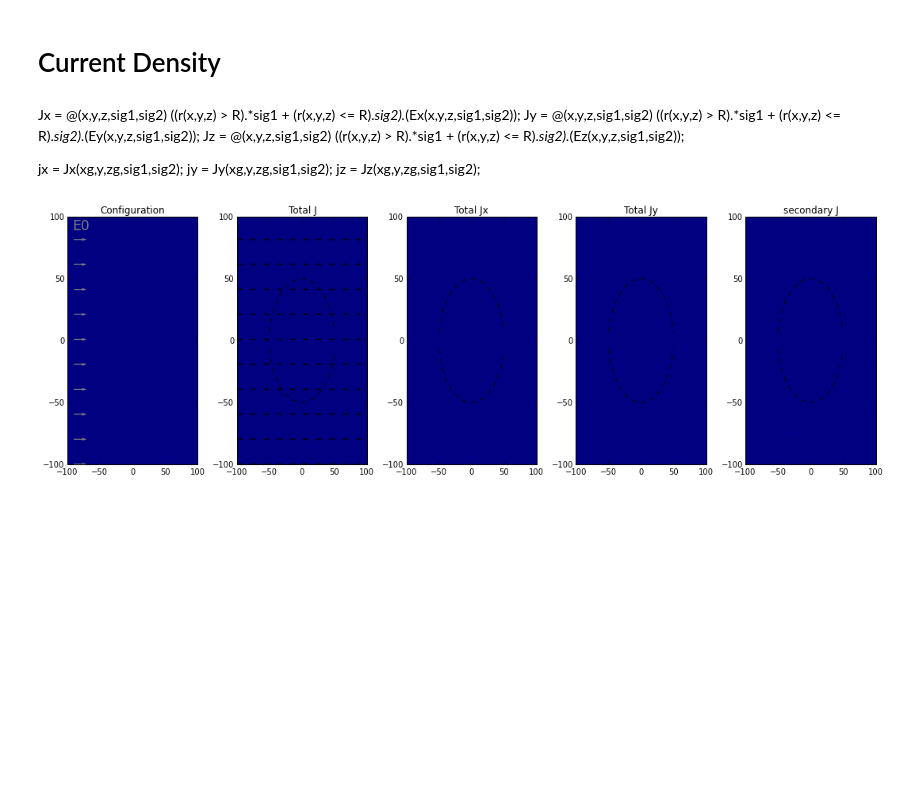
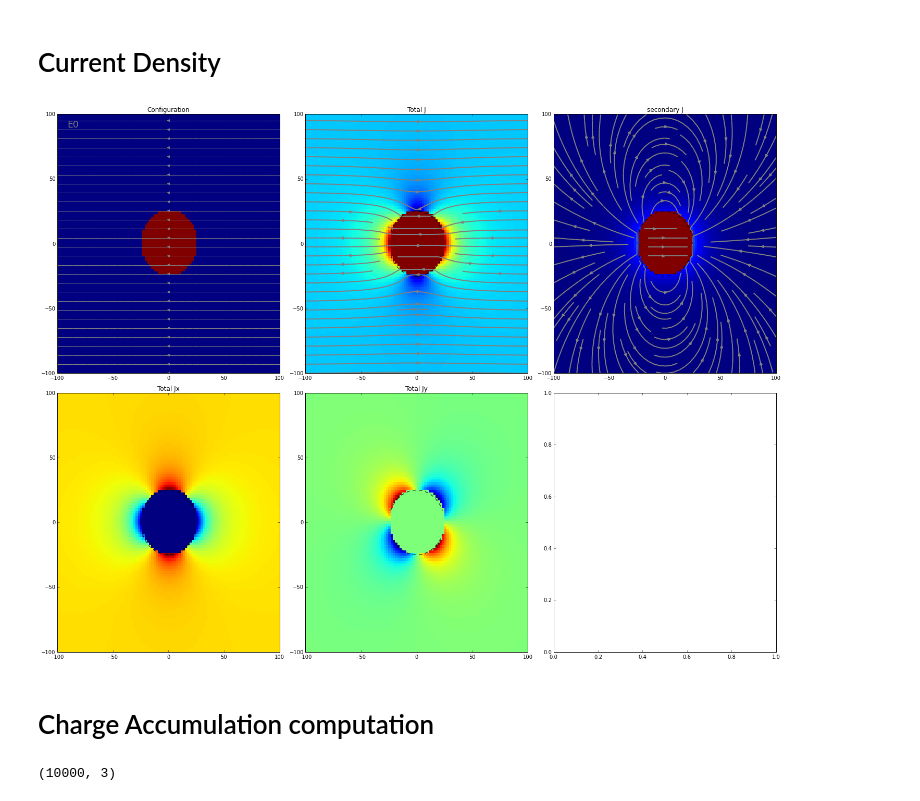
Before and after one commit to geoscixyz/em, a Jupyter notebook: examples/sphere/ElectrostaticSphere.ipynb, the cells around one changed output. Cells and saved outputs as stored; diff of their text form; code cells hidden in the pictures; blank space fills up the shorter version.

```diff
--- a/examples/sphere/ElectrostaticSphere.ipynb
+++ b/examples/sphere/ElectrostaticSphere.ipynb
@@ -53,11 +22,9 @@ print 1./3.
 sig0 = 10.        # conductivity of the wholespace
 sig1 = 100.           # conductivity of the sphere
 R    = 50.          # radius of the sphere
-E0   = 1.           # inducing field strength
+E0   = -1.           # inducing field strength
 xr = np.linspace(-2.*R, 2.*R, 100)
 yr = xr.copy()
-xrr = xr[::10]
-yrr = yr[::10]
 zr = np.r_[0] # identical to saying `zr = np.array([0])`
 XYZ = ndgrid(xr,yr,zr) #Half-Space Definition
 # d    = 2           # mesh spacing
@@ -70,13 +37,15 @@ def get_Conductivity(XYZ,sig0,sig1,R):
     x,y,z = XYZ[:,0],XYZ[:,1],XYZ[:,2]
     r_view=r(x,y,z)
 
-    int0= (r_view>R)
-    int1= (r_view<=R)
+    ind0= (r_view>R)
+    ind1= (r_view<=R)
+
+    assert (ind0 + ind1).all(), 'Some indicies not included'
 
     Sigma = np.zeros_like(x)
 
-    Sigma[int0]=sig0
-    Sigma[int1]=sig1
+    Sigma[ind0]=sig0
+    Sigma[ind1]=sig1
 
     return Sigma
 # %% [markdown]
@@ -242,17 +223,9 @@ interact(plot_ElectricField, R=R_slider, sig1=S_slider)
 # %% [markdown]
 # Current Density
-# %% [markdown]
-Jx = @(x,y,z,sig1,sig2) ((r(x,y,z) > R).*sig1 + (r(x,y,z) <= R).*sig2).*(Ex(x,y,z,sig1,sig2));
-Jy = @(x,y,z,sig1,sig2) ((r(x,y,z) > R).*sig1 + (r(x,y,z) <= R).*sig2).*(Ey(x,y,z,sig1,sig2));
-Jz = @(x,y,z,sig1,sig2) ((r(x,y,z) > R).*sig1 + (r(x,y,z) <= R).*sig2).*(Ez(x,y,z,sig1,sig2));
-
-jx = Jx(xg,y,zg,sig1,sig2);
-jy = Jy(xg,y,zg,sig1,sig2);
-jz = Jz(xg,y,zg,sig1,sig2);
 # %%
 #Computation of the current Density
 
-def get_Current(XYZ,sig0,sig1,R,E0,Et,Ep,Es):
+def get_Current(XYZ,sig0,sig1,R,Et,Ep,Es):
 
     x,y,z= XYZ[:,0], XYZ[:,1], XYZ[:,2]
 
@@ -268,7 +241,7 @@ def get_Current(XYZ,sig0,sig1,R,E0,Et,Ep,Es):
     J0 = np.zeros(shape=(len(x),3))
     Js = np.zeros(shape=(len(x),3))
 
-    J0 = sig0*Ep
+    Jp = sig0*Ep
 
     Jt[ind0,:] = sig0*Et[ind0,:]
     Jt[ind1,:] = sig1*Et[ind1,:]
@@ -277,61 +250,73 @@ def get_Current(XYZ,sig0,sig1,R,E0,Et,Ep,Es):
     Js[ind0,:] = sig0*Es[ind0,:]
     Js[ind1,:] = sig1*Es[ind1,:]
 
-    return Jt,J0,Js
+    return Jt,Jp,Js
 # %%
 #Interavtice visualisation of the current density
 
 R_slider = FloatSlider(min=0., max =50., step=10., value=50.)
-S_slider = FloatSlider(min=1., max =100., step=1.,value=100.)
+S1_slider = FloatSlider(min=1., max =100., step=1.,value=1.)
+S0_slider = FloatSlider(min=1., max =100., step=1.,value=10.)
+E0_slider = FloatSlider(min=-10., max =10., step=2., value=1.)
 
-def plot_ElectricField(R,sig1):
+def plot_ElectricField(R,sig1,sig0,E0):
 
     Sigma = get_Conductivity(XYZ,sig0,sig1,R)
     Et, Ep, Es = get_ElectricField(XYZ,sig0,sig1,R,E0)
-    Jt,J0,Js = get_Current(XYZ,sig0,sig1,R,E0,Et,Ep,Es)
+    Jt,Jp,Js = get_Current(XYZ,sig0,sig1,R,Et,Ep,Es)
 
     xcirc = xr[np.abs(xr) <= R]
 
     JtXr = Jt[:,0].reshape(xr.size, yr.size)
     JtYr = Jt[:,1].reshape(xr.size, yr.size)
     JtZr = Jt[:,2].reshape(xr.size, yr.size)
-    JtX,JtY,JtZ=JtXr[::10,::10], JtYr[::10,::10], JtZr[::10,::10]
+    #JtX,JtY,JtZ=JtXr[::10,::10], JtYr[::10,::10], JtZr[::10,::10]
 
 
     JsXr = Js[:,0].reshape(xr.size, yr.size)
     JsYr = Js[:,1].reshape(xr.size, yr.size)
     JsZr = Js[:,2].reshape(xr.size, yr.size)
-    JsX,JsY,JsZ=JsXr[::10,::10], JsYr[::10,::10], JsZr[::10,::10]
+    #JsX,JsY,JsZ=JsXr[::10,::10], JsYr[::10,::10], JsZr[::10,::10]
 
-    fig,ax = plt.subplots(1,5,figsize=(15,5))
+    fig,ax = plt.subplots(2,3,figsize=(20,15))
+    ax=mkvc(ax)
 
     ax[0].pcolor(xr,yr,Sigma.reshape(xr.size, yr.size))
-    ax[0].quiver(np.zeros_like(xrr)-90,yrr,E0,0,angles='xy',scale_units='xy',scale=0.05,color='gray')
+    ax[0].streamplot(xr,yr,Ep[:,0].reshape(xr.size,yr.size),Ep[:,1].reshape(xr.size,yr.size),color='gray')
+    #ax[0].quiver(np.zeros_like(xrr)-90,yrr,E0,0,angles='xy',scale_units='xy',scale=0.05,color='gray')
     #ax[0].plot(xcirc,np.sqrt(R**2-xcirc**2),'--k',xcirc,-np.sqrt(R**2-xcirc**2),'--k')
     ax[0].set_title('Configuration')
     ax[0].annotate('E0',(-90,90),xytext=(-90,90),fontsize='xx-large',color='gray')
+    ax[0].set_xlim([xr.min(),xr.max()])
+    ax[0].set_ylim([yr.min(),yr.max()])
 
-    ax[1].pcolor(xr,yr,np.sqrt(Jt[:,0]**2+Jt[:,1]**2).reshape(xr.size, yr.size))
-    ax[1].quiver(xrr,yrr,JtX,JtY,angles='xy',scale_units='xy',scale=1)
+    ax[2].pcolor(xr,yr,np.sqrt(Jt[:,0]**2+Jt[:,1]**2).reshape(xr.size, yr.size))
+    ax[2].streamplot(xr,yr,JtXr,JtYr,color='gray',linewidth=2.)#,angles='xy',scale_units='xy',scale=1)
+    ax[2].plot(xcirc,np.sqrt(R**2-xcirc**2),'--k',xcirc,-np.sqrt(R**2-xcirc**2),'--k')
+    ax[2].set_xlim([xr.min(),xr.max()])
+    ax[2].set_ylim([yr.min(),yr.max()])
+    ax[2].set_title('Total J')
+
+    ax[1].pcolor(xr,yr,Jt[:,0].reshape(xr.size, yr.size))
     ax[1].plot(xcirc,np.sqrt(R**2-xcirc**2),'--k',xcirc,-np.sqrt(R**2-xcirc**2),'--k')
-    ax[1].set_title('Total J')
-
-    ax[2].pcolor(xr,yr,Jt[:,0].reshape(xr.size, yr.size))
-    ax[2].plot(xcirc,np.sqrt(R**2-xcirc**2),'--k',xcirc,-np.sqrt(R**2-xcirc**2),'--k')
-    ax[2].set_title('Total Jx')
+    ax[1].set_title('Total Jx')
 
     ax[3].pcolor(xr,yr,Jt[:,1].reshape(xr.size,yr.size))
     ax[3].plot(xcirc,np.sqrt(R**2-xcirc**2),'--k',xcirc,-np.sqrt(R**2-xcirc**2),'--k')
     ax[3].set_title('Total Jy')
 
     ax[4].pcolor(xr,yr,np.sqrt(Js[:,1]**2+Js[:,0]**2).reshape(xr.size,yr.size))
-    ax[4].quiver(xrr,yrr,JsX,JsY,angles='xy',scale_units='xy',scale=1)
+    ax[4].streamplot(xr,yr,JsXr,JsYr,color='gray',linewidth=2.)#angles='xy',scale_units='xy',scale=1)
     ax[4].plot(xcirc,np.sqrt(R**2-xcirc**2),'--k',xcirc,-np.sqrt(R**2-xcirc**2),'--k')
+    ax[4].set_xlim([xr.min(),xr.max()])
+    ax[4].set_ylim([yr.min(),yr.max()])
     ax[4].set_title('secondary J')
 
 
     plt.tight_layout()
 
-interact(plot_ElectricField, R=R_slider, sig1=S_slider)
+interact(plot_ElectricField, R=R_slider, sig1=S1_slider, sig0=S0_slider,E0=E0_slider)
 # %% [output]
-[figure, old version]
+[figure, new version]
+# %% [markdown]
+# Charge Accumulation computation
@@ -337,0 +345,6 @@ interact(plot_ElectricField, R=R_slider, sig1=S_slider)
+# %%
+Et, Ep, Es = get_ElectricField(XYZ,sig0,sig1,R,E0)
+Q = get_Charges(XYZ,sig0,sig1,R,Et)
+print Q.shape
+# %% [output]
+(10000, 3)
```
Also changed, not shown: parts of 16 cells of this notebook.
